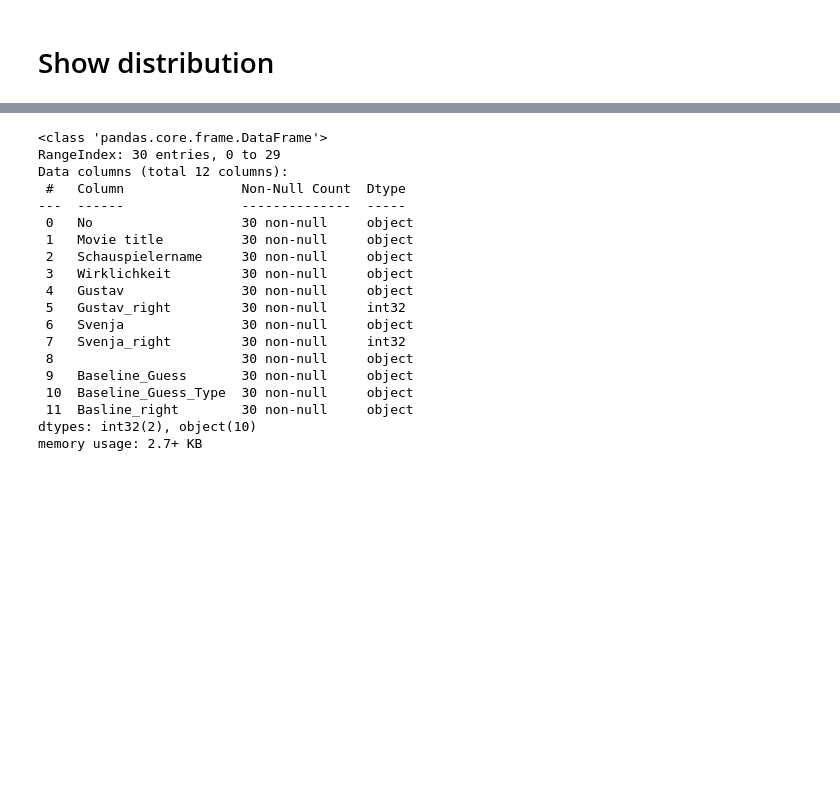
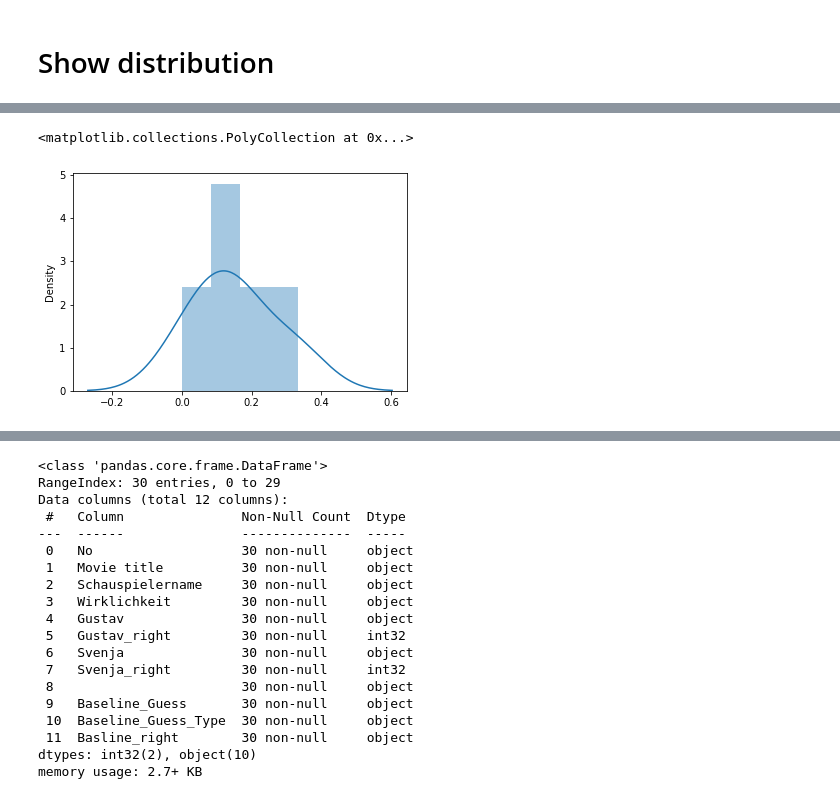
Before and after one commit to gwillig/data_analyse_friends_allergy, a Jupyter notebook: allergy.ipynb, the cells around one changed output, grey strips where cells are left out. Drawn from its saved outputs; the diff is of its cells as text; code cells hidden in the pictures; blank space fills up the shorter version.

```diff
--- a/allergy.ipynb
+++ b/allergy.ipynb
@@ -182,0 +408,10 @@ as
+# %%
+ax = sns.distplot(grouped.mean()[colum_name].values,norm_hist=False)
+
+ax.fill_between(kde_x, kde_y, where=(kde_x>xstmark) & (kde_x<xenmark) ,
+            interpolate=True, color='#2b7bba')
+ax.fill_between(kde_x, kde_y, where=(kde_x>xstmark+std) & (kde_x<xenmark-std) ,
+            interpolate=True, color='#89bedc')
+# %% [output]
+<matplotlib.collections.PolyCollection at 0x...>
+[figure, added]
```
Also changed, not shown: parts of 15 cells of this notebook.
